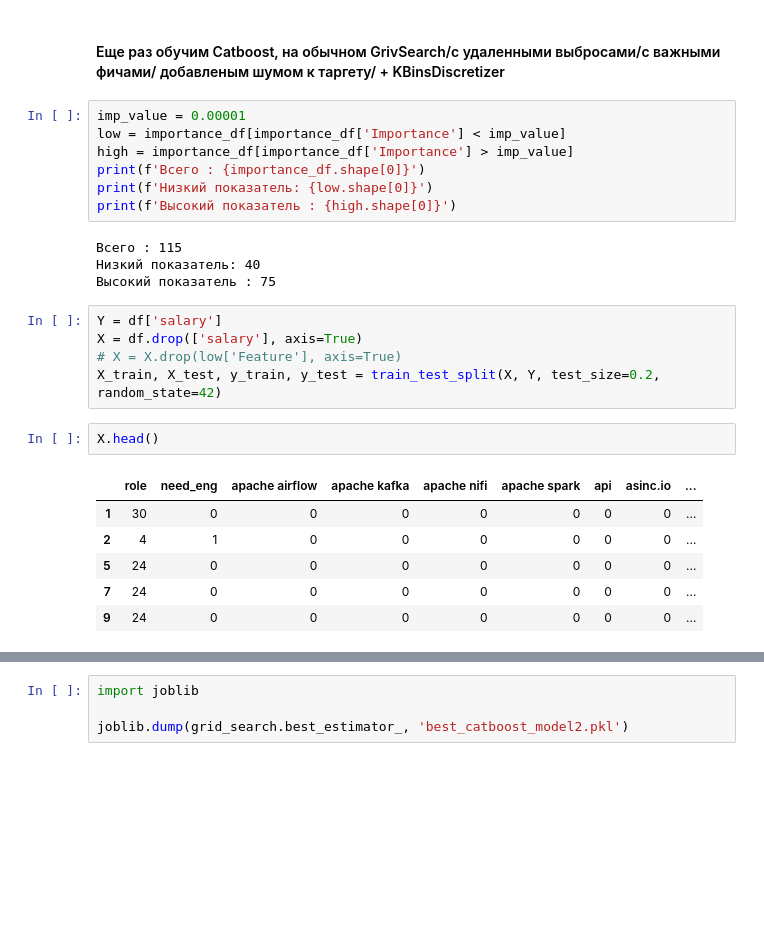
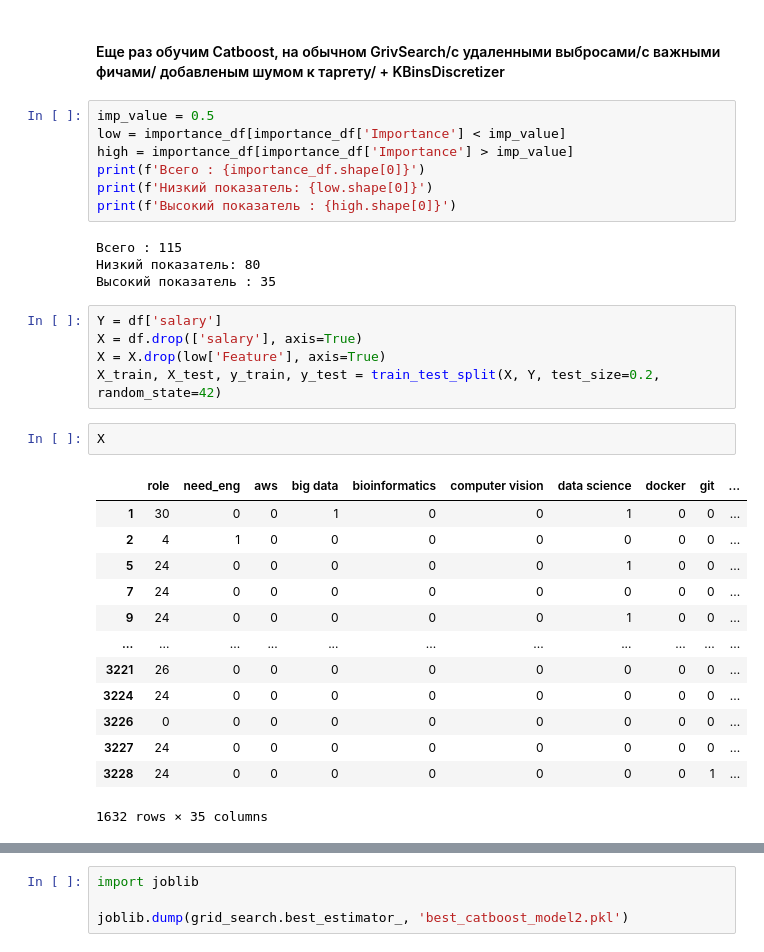
Before and after one commit to igortyulkin/d2sp, a Jupyter notebook: hw/task5/task5.ipynb, the cells around one changed output, grey strips where cells are left out. Saved outputs shown, nothing was run; the diff lists cells and outputs as text; blank space fills up the shorter version.

```diff
--- a/hw/task5/task5.ipynb
+++ b/hw/task5/task5.ipynb
@@ -804,7 +804,7 @@ low, high
 # %% [markdown]
 #### Еще раз обучим Catboost, на обычном GrivSearch/с удаленными выбросами/с важными фичами/ добавленым шумом к таргету/ + KBinsDiscretizer
 # %%
-imp_value = 0.00001
+imp_value = 0.5
 low = importance_df[importance_df['Importance'] < imp_value]
 high = importance_df[importance_df['Importance'] > imp_value]
 print(f'Всего : {importance_df.shape[0]}')
@@ -812,22 +812,29 @@ print(f'Низкий показатель: {low.shape[0]}')
 print(f'Высокий показатель : {high.shape[0]}')
 # %% [output]
 Всего : 115
-Низкий показатель: 40
-Высокий показатель : 75
+Низкий показатель: 80
+Высокий показатель : 35
 # %%
 Y = df['salary']
 X = df.drop(['salary'], axis=True)
-# X = X.drop(low['Feature'], axis=True)
+X = X.drop(low['Feature'], axis=True)
 X_train, X_test, y_train, y_test = train_test_split(X, Y, test_size=0.2, random_state=42)
 # %%
-X.head()
+X
 # %% [output]
-|  | role | need_eng | apache airflow | apache kafka | apache nifi | apache spark | api | asinc.io | ... |
-| 1 | 30 | 0 | 0 | 0 | 0 | 0 | 0 | 0 | ... |
-| 2 | 4 | 1 | 0 | 0 | 0 | 0 | 0 | 0 | ... |
-| 5 | 24 | 0 | 0 | 0 | 0 | 0 | 0 | 0 | ... |
-| 7 | 24 | 0 | 0 | 0 | 0 | 0 | 0 | 0 | ... |
-| 9 | 24 | 0 | 0 | 0 | 0 | 0 | 0 | 0 | ... |
+|  | role | need_eng | aws | big data | bioinformatics | computer vision | data science | docker | git | ... |
+| 1 | 30 | 0 | 0 | 1 | 0 | 0 | 1 | 0 | 0 | ... |
+| 2 | 4 | 1 | 0 | 0 | 0 | 0 | 0 | 0 | 0 | ... |
+| 5 | 24 | 0 | 0 | 0 | 0 | 0 | 1 | 0 | 0 | ... |
+| 7 | 24 | 0 | 0 | 0 | 0 | 0 | 0 | 0 | 0 | ... |
+| 9 | 24 | 0 | 0 | 0 | 0 | 0 | 1 | 0 | 0 | ... |
+| ... | ... | ... | ... | ... | ... | ... | ... | ... | ... | ... |
+| 3221 | 26 | 0 | 0 | 0 | 0 | 0 | 0 | 0 | 0 | ... |
+| 3224 | 24 | 0 | 0 | 0 | 0 | 0 | 0 | 0 | 0 | ... |
+| 3226 | 0 | 0 | 0 | 0 | 0 | 0 | 0 | 0 | 0 | ... |
+| 3227 | 24 | 0 | 0 | 0 | 0 | 0 | 0 | 0 | 0 | ... |
+| 3228 | 24 | 0 | 0 | 0 | 0 | 0 | 0 | 0 | 1 | ... |
+1632 rows × 35 columns
 # %%
 from catboost import CatBoostRegressor
 from sklearn.model_selection import train_test_split, GridSearchCV
```
Also changed, not shown: parts of 2 cells of this notebook.
